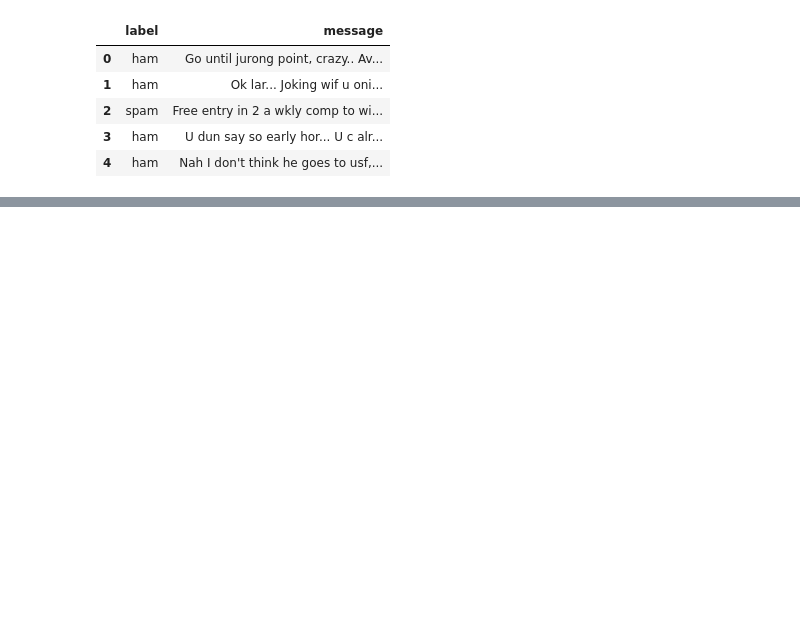
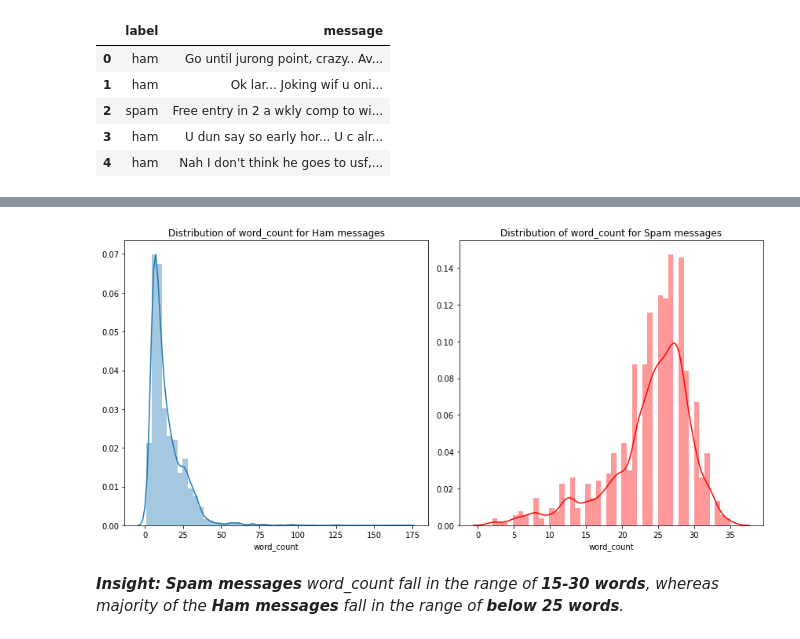
Before and after one commit to anujvyas/Natural-Language-Processing-Projects, a Jupyter notebook: Spam SMS Classification/Spam SMS Classication.ipynb, the cells around one changed output, grey strips where cells are left out. Drawn from its saved outputs; the diff is of its cells as text; code cells hidden in the pictures; blank space fills up the shorter version.

```diff
--- a/Spam SMS Classification/Spam SMS Classication.ipynb
+++ b/Spam SMS Classification/Spam SMS Classication.ipynb
@@ -233,0 +132,3 @@ This is a SPAM message!
+# %%
+# Creating new feature word_count
+df['word_count'] = df['message'].apply(lambda x: len(x.split()))
@@ -233,0 +144,19 @@ This is a SPAM message!
+# %%
+plt.figure(figsize=(12, 6))
+
+# 1-row, 2-column, go to the first subplot
+plt.subplot(1, 2, 1)
+g = sns.distplot(a=df[df['label']==0].word_count)
+p = plt.title('Distribution of word_count for Ham messages')
+
+# 1-row, 2-column, go to the second subplot
+plt.subplot(1, 2, 2)
+g = sns.distplot(a=df[df['label']==1].word_count, color='red')
+p = plt.title('Distribution of word_count for Spam messages')
+
+plt.tight_layout()
+plt.show()
+# %% [output]
+[figure, added]
+# %% [markdown]
+_**Insight:** **Spam messages** word_count fall in the range of **15-30 words**, whereas majority of the **Ham messages** fall in the range of **below 25 words**._
```
Also changed, not shown: parts of 76 cells of this notebook.
